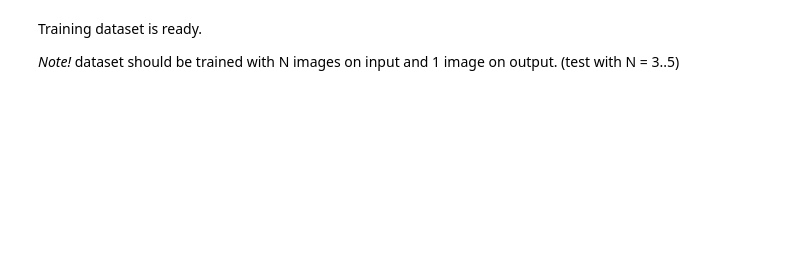
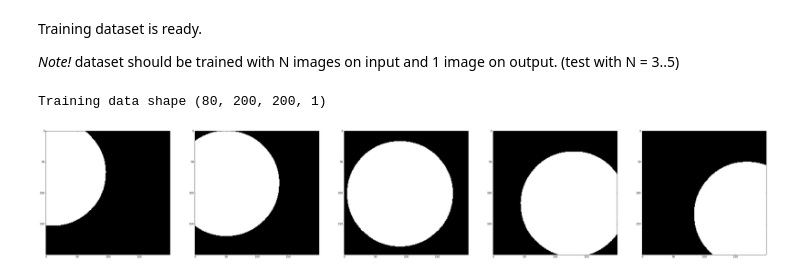
Before and after one commit to pyotr777/synthetic_move, a Jupyter notebook: Tensorflow_movement_prediction.ipynb, the cells around one changed output. Cells and saved outputs as stored; diff of their text form; code cells hidden in the pictures; blank space fills up the shorter version.

```diff
--- a/Tensorflow_movement_prediction.ipynb
+++ b/Tensorflow_movement_prediction.ipynb
@@ -15,18 +15,21 @@ def image_2_array(img):
     return pil_scaled_arr
 # %%
 # Read training images into array of shape (80, 200, 200, 1)
+img_width=200
 train_data_onedimension = np.array([]) #np.empty([80,200,200,1])
 for dataset in range(1, 9):
-    for img_counter in range(1, 2):
+    for img_counter in range(1, 11):
         dataset_str = str(dataset).zfill(3)
         image_str = str(img_counter).zfill(4)
-        filename = "/notebooks/synthetic/data001/move" + \
+        filename = "/notebooks/data001/move" + \
                 dataset_str+"_"+image_str+".gif"
+        print filename
         a = image_2_array(filename)
         train_data_onedimension = np.append(train_data_onedimension,a)
-        print train_data_onedimension.shape
 
-images_in_set = train_data_onedimension.size / (200*200)
-train_data = train_data_onedimension.reshape(images_in_set, 200, 200, 1)
+print train_data_onedimension.shape
+
+images_in_set = train_data_onedimension.size / (img_width*img_width)
+train_data = train_data_onedimension.reshape(images_in_set, img_width, img_width, 1)
 print train_data.shape
 # %% [output]
@@ -43,3 +71,17 @@ print train_data.shape
 Training dataset is ready.
 
 *Note!* dataset should be trained with N images on input and 1 image on output. (test with N = 3..5)
+# %%
+%matplotlib inline
+import matplotlib.pyplot as plt
+
+print 'Training data shape', train_data.shape
+_, (ax1, ax2, ax3, ax4, ax5) = plt.subplots(1, 5, figsize=(50,50))
+ax1.imshow(train_data[2].reshape(img_width, img_width), cmap=plt.cm.Greys);
+ax2.imshow(train_data[3].reshape(img_width, img_width), cmap=plt.cm.Greys);
+ax3.imshow(train_data[4].reshape(img_width, img_width), cmap=plt.cm.Greys);
+ax4.imshow(train_data[5].reshape(img_width, img_width), cmap=plt.cm.Greys);
+ax5.imshow(train_data[6].reshape(img_width, img_width), cmap=plt.cm.Greys);
+# %% [output]
+Training data shape (80, 200, 200, 1)
+[figure, added]
```
Also changed, not shown: parts of 1 cell of this notebook, 2 other files.
